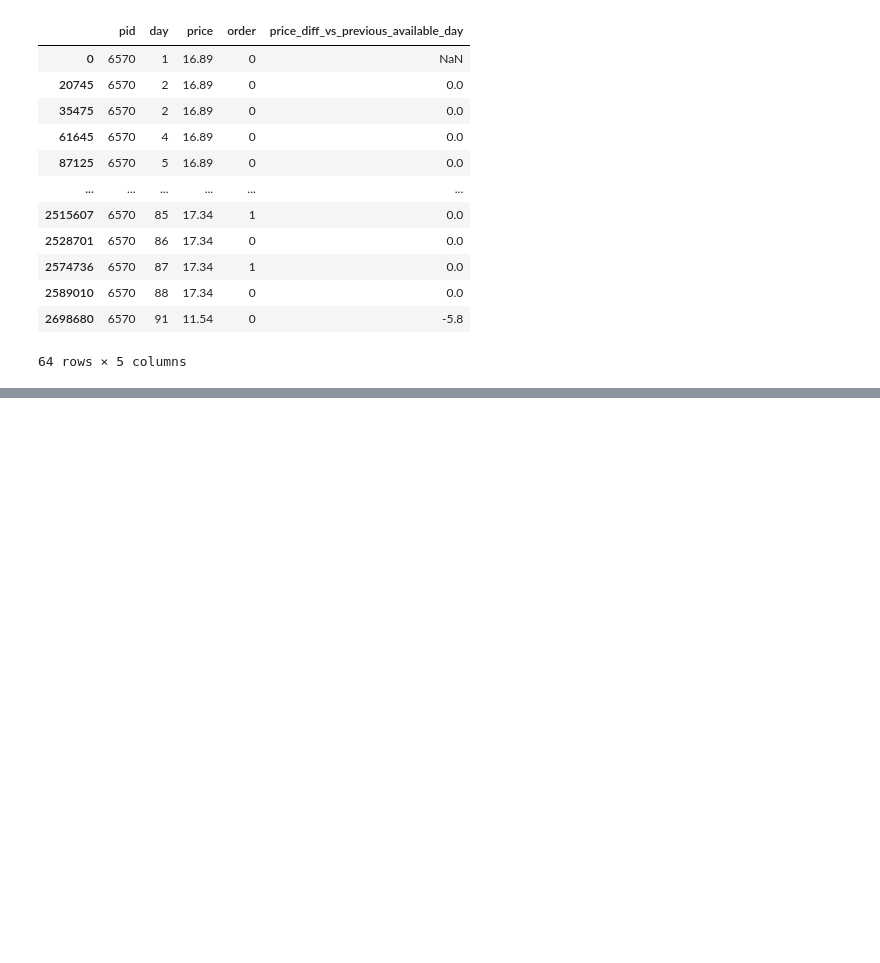
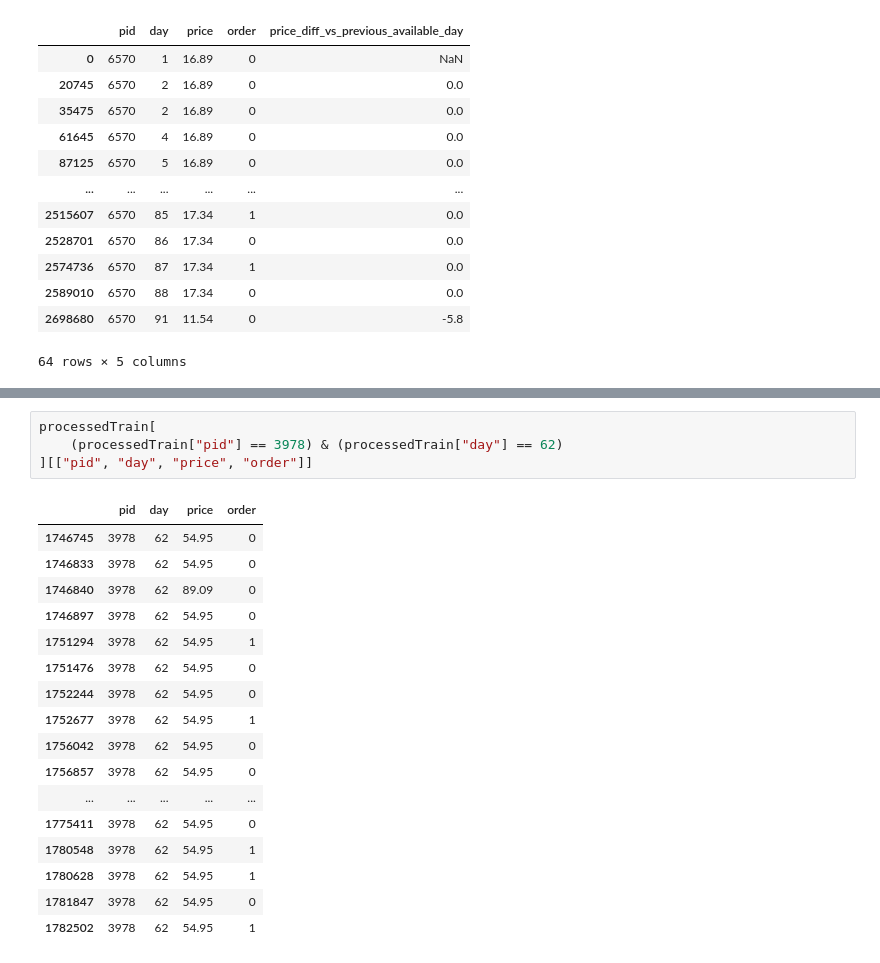
Before and after one commit to Happydeath97/analyticalProjectProductPricing, a Jupyter notebook: notebooks/EDA/EDA_Said.ipynb, the cells around one changed output, grey strips where cells are left out. Saved outputs shown, nothing was run; the diff lists cells and outputs as text; blank space fills up the shorter version.

Commit message:
check for price difference within a day

```diff
--- a/notebooks/EDA/EDA_Said.ipynb
+++ b/notebooks/EDA/EDA_Said.ipynb
@@ -672,0 +727,22 @@ processedTrain[processedTrain["pid"] == 6570][["pid", "day", "price","order", "p
+# %%
+processedTrain[
+    (processedTrain["pid"] == 3978) & (processedTrain["day"] == 62)
+][["pid", "day", "price", "order"]]
+# %% [output]
+|  | pid | day | price | order |
+| 1746745 | 3978 | 62 | 54.95 | 0 |
+| 1746833 | 3978 | 62 | 54.95 | 0 |
+| 1746840 | 3978 | 62 | 89.09 | 0 |
+| 1746897 | 3978 | 62 | 54.95 | 0 |
+| 1751294 | 3978 | 62 | 54.95 | 1 |
+| 1751476 | 3978 | 62 | 54.95 | 0 |
+| 1752244 | 3978 | 62 | 54.95 | 0 |
+| 1752677 | 3978 | 62 | 54.95 | 1 |
+| 1756042 | 3978 | 62 | 54.95 | 0 |
+| 1756857 | 3978 | 62 | 54.95 | 0 |
+| ... | ... | ... | ... | ... |
+| 1775411 | 3978 | 62 | 54.95 | 0 |
+| 1780548 | 3978 | 62 | 54.95 | 1 |
+| 1780628 | 3978 | 62 | 54.95 | 1 |
+| 1781847 | 3978 | 62 | 54.95 | 0 |
+| 1782502 | 3978 | 62 | 54.95 | 1 |
```
Also changed, not shown: parts of 2 cells of this notebook.
